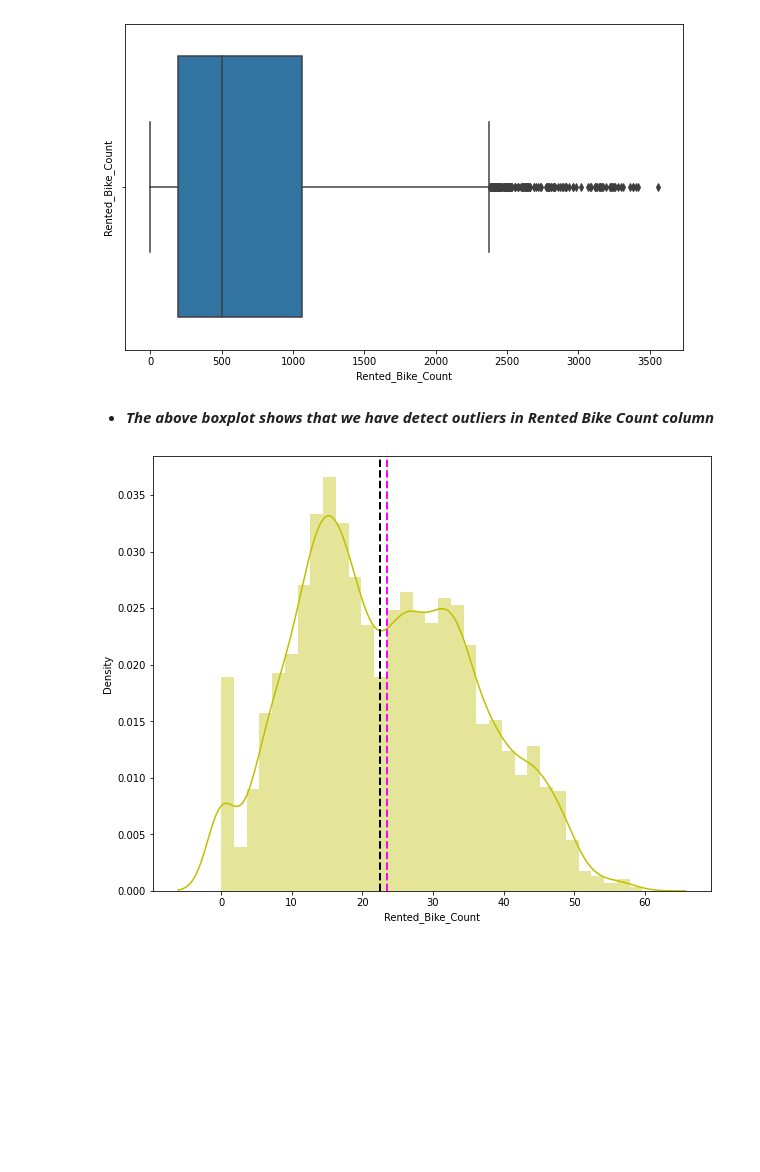
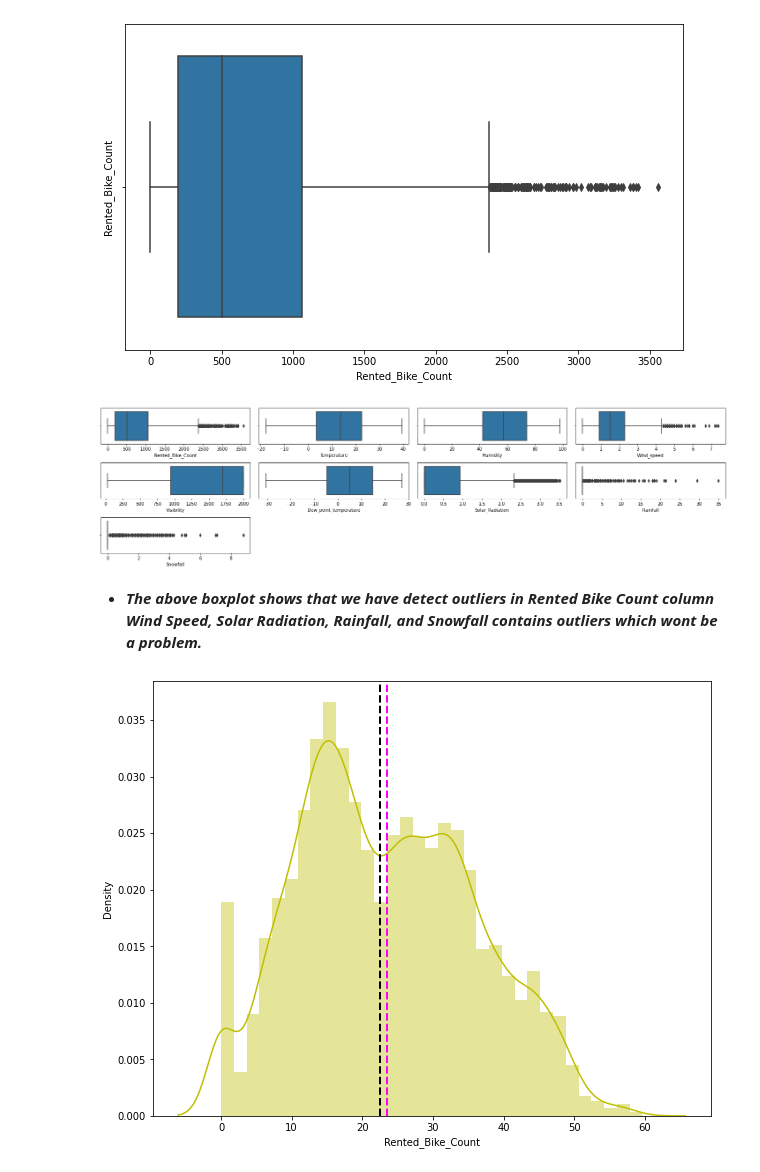
Before and after one commit to rackysingh/Bike-Sharing-Demand-Prediction, a Jupyter notebook: Bike_Sharing_Demand_Prediction_Capstone_Project.ipynb, the cells around one changed output. Saved outputs shown, nothing was run; the diff lists cells and outputs as text; code cells hidden in the pictures; blank space fills up the shorter version.

```diff
--- a/Bike_Sharing_Demand_Prediction_Capstone_Project.ipynb
+++ b/Bike_Sharing_Demand_Prediction_Capstone_Project.ipynb
@@ -678,8 +701,23 @@ sns.boxplot(x=bike_df['Rented_Bike_Count'])
 plt.show()
 # %% [output]
 [figure]
+# %%
+# Importing warning
+import warnings
+warnings.simplefilter(action='ignore',category=FutureWarning)
+plt.figure(figsize = (20, 10))
+num_it = 1
+
+for col in bike_df.describe().columns:
+    plt.subplot(6,4,num_it)
+    sns.boxplot(bike_df[col])
+    num_it+=1
+
+plt.tight_layout()
+# %% [output]
+[figure, added]
 # %% [markdown]
-* ***The above boxplot shows that we have detect outliers in Rented Bike Count column***
+* ***The above boxplot shows that we have detect outliers in Rented Bike Count column Wind Speed, Solar Radiation, Rainfall, and Snowfall contains outliers which wont be a problem.***
 # %%
 #Applying square root to Rented Bike Count to improve skewness
 plt.figure(figsize=(10,8))
```
Also changed, not shown: parts of 15 cells of this notebook.
